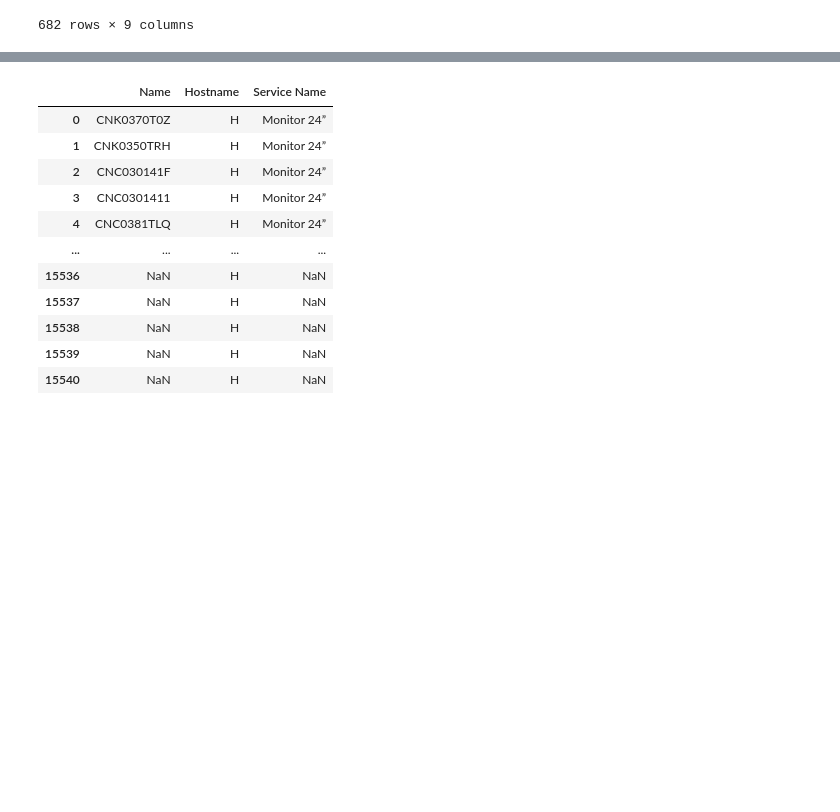
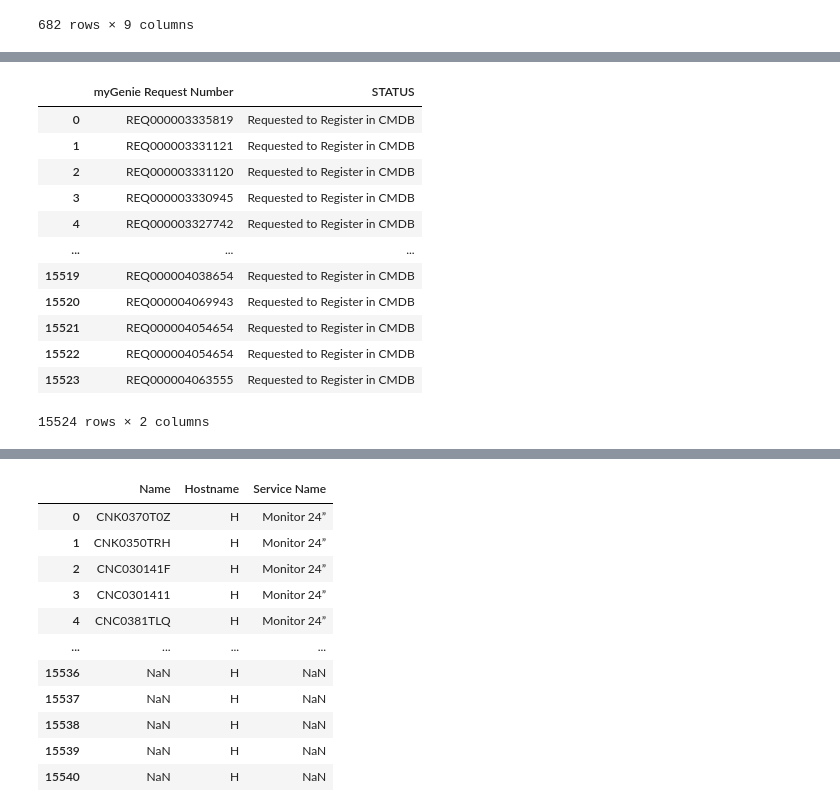
Before and after one commit to zahidhamidi/GEES, a Jupyter notebook: CMDB_Automation.ipynb, the cells around one changed output, grey strips where cells are left out. Drawn from its saved outputs; the diff is of its cells as text; code cells hidden in the pictures; blank space fills up the shorter version.

```diff
--- a/CMDB_Automation.ipynb
+++ b/CMDB_Automation.ipynb
@@ -219,12 +235,27 @@ acc1.dropna(subset = ["Delivery Address"], inplace=True)
 # %%
 ## Clean required columns only for data2
 
 data2 = pd.DataFrame(data2, columns= ['myGenie Request Number','STATUS'])
 
 
 ## Clean required columns only for data2
 
 acc2 = pd.DataFrame(acc2, columns= ['myGenie Request Number','STATUS'])
+acc2
+# %% [output]
+|  | myGenie Request Number | STATUS |
+| 0 | REQ000003335819 | Requested to Register in CMDB |
+| 1 | REQ000003331121 | Requested to Register in CMDB |
+| 2 | REQ000003331120 | Requested to Register in CMDB |
+| 3 | REQ000003330945 | Requested to Register in CMDB |
+| 4 | REQ000003327742 | Requested to Register in CMDB |
+| ... | ... | ... |
+| 15519 | REQ000004038654 | Requested to Register in CMDB |
+| 15520 | REQ000004069943 | Requested to Register in CMDB |
+| 15521 | REQ000004054654 | Requested to Register in CMDB |
+| 15522 | REQ000004054654 | Requested to Register in CMDB |
+| 15523 | REQ000004063555 | Requested to Register in CMDB |
+15524 rows × 2 columns
 # %%
 ## VLOOKUP myGenie Request Number
 
```
Also changed, not shown: parts of 5 cells of this notebook.
